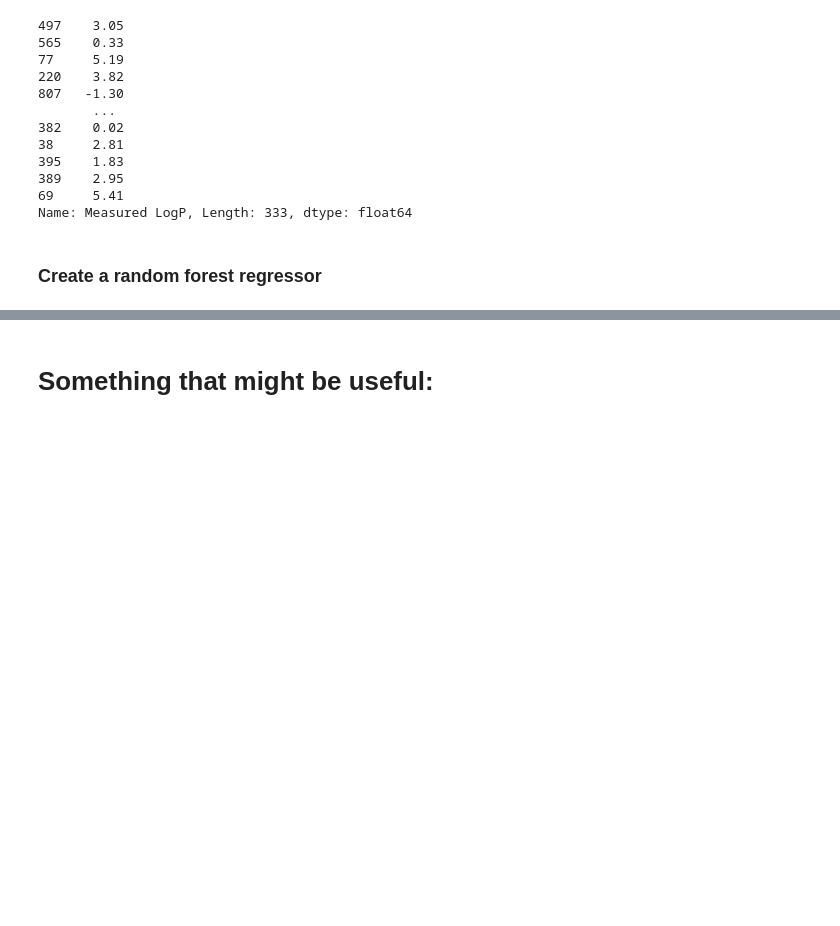
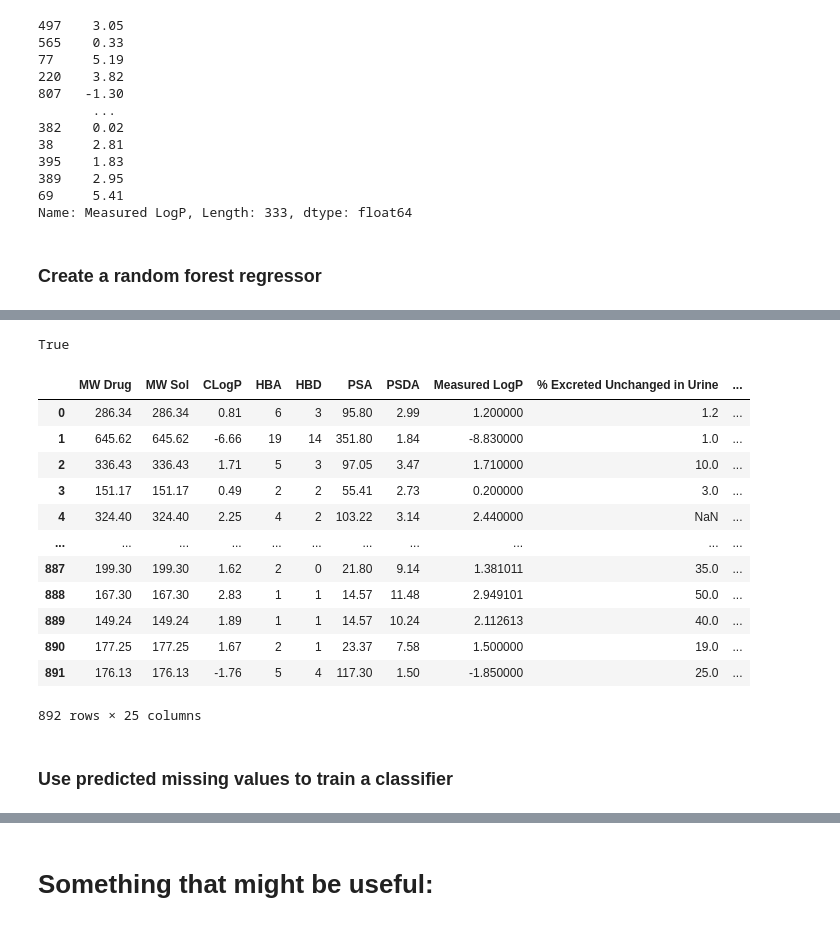
Before and after one commit to Chenyi-Mao/formulation, a Jupyter notebook: formulation/predict_missing_val.ipynb, the cells around one changed output, grey strips where cells are left out. Cells and saved outputs as stored; diff of their text form; code cells hidden in the pictures; blank space fills up the shorter version.

Commit message:
Finished code for using ML to fill missing values and used filled values to do classification.

```diff
--- a/formulation/predict_missing_val.ipynb
+++ b/formulation/predict_missing_val.ipynb
@@ -114,4 +82,6 @@ Name: Measured LogP, Length: 333, dtype: float64
 # %% [markdown]
 ### Create a random forest regressor
 # %%
-classifier = RandomForestRegressor(n_estimators=100, max_depth=8)
+regressor = RandomForestRegressor(n_estimators=100, max_depth=8)
+# %%
+regressor.fit(x_train, y_train)
@@ -117,0 +152,3 @@ classifier = RandomForestRegressor(n_estimators=100, max_depth=8)
+# %%
+inputs_clean_data = data.dropna(subset=inputs)
+inputs_clean_data
@@ -117,0 +171,32 @@ classifier = RandomForestRegressor(n_estimators=100, max_depth=8)
+# %%
+True in a.to_numpy()
+# %% [output]
+True
+# %%
+filled_data = pd.DataFrame(columns=list(inputs_clean_data))
+for index, row in dataframe.iterrows():
+    if pd.isna(row[output]):
+        if True not in pd.isna(row[inputs].to_numpy()):
+            row[output] = regressor.predict(row[inputs].to_numpy().reshape(1, -1))[0]
+    else:
+        pass
+
+    filled_data = filled_data.append(row)
+
+filled_data
+# %% [output]
+|  | MW Drug | MW Sol | CLogP | HBA | HBD | PSA | PSDA | Measured LogP | % Excreted Unchanged in Urine | ... |
+| 0 | 286.34 | 286.34 | 0.81 | 6 | 3 | 95.80 | 2.99 | 1.200000 | 1.2 | ... |
+| 1 | 645.62 | 645.62 | -6.66 | 19 | 14 | 351.80 | 1.84 | -8.830000 | 1.0 | ... |
+| 2 | 336.43 | 336.43 | 1.71 | 5 | 3 | 97.05 | 3.47 | 1.710000 | 10.0 | ... |
+| 3 | 151.17 | 151.17 | 0.49 | 2 | 2 | 55.41 | 2.73 | 0.200000 | 3.0 | ... |
+| 4 | 324.40 | 324.40 | 2.25 | 4 | 2 | 103.22 | 3.14 | 2.440000 | NaN | ... |
+| ... | ... | ... | ... | ... | ... | ... | ... | ... | ... | ... |
+| 887 | 199.30 | 199.30 | 1.62 | 2 | 0 | 21.80 | 9.14 | 1.381011 | 35.0 | ... |
+| 888 | 167.30 | 167.30 | 2.83 | 1 | 1 | 14.57 | 11.48 | 2.949101 | 50.0 | ... |
+| 889 | 149.24 | 149.24 | 1.89 | 1 | 1 | 14.57 | 10.24 | 2.112613 | 40.0 | ... |
+| 890 | 177.25 | 177.25 | 1.67 | 2 | 1 | 23.37 | 7.58 | 1.500000 | 19.0 | ... |
+| 891 | 176.13 | 176.13 | -1.76 | 5 | 4 | 117.30 | 1.50 | -1.850000 | 25.0 | ... |
+892 rows × 25 columns
+# %% [markdown]
+### Use predicted missing values to train a classifier
```
Also changed, not shown: parts of 38 cells of this notebook.
